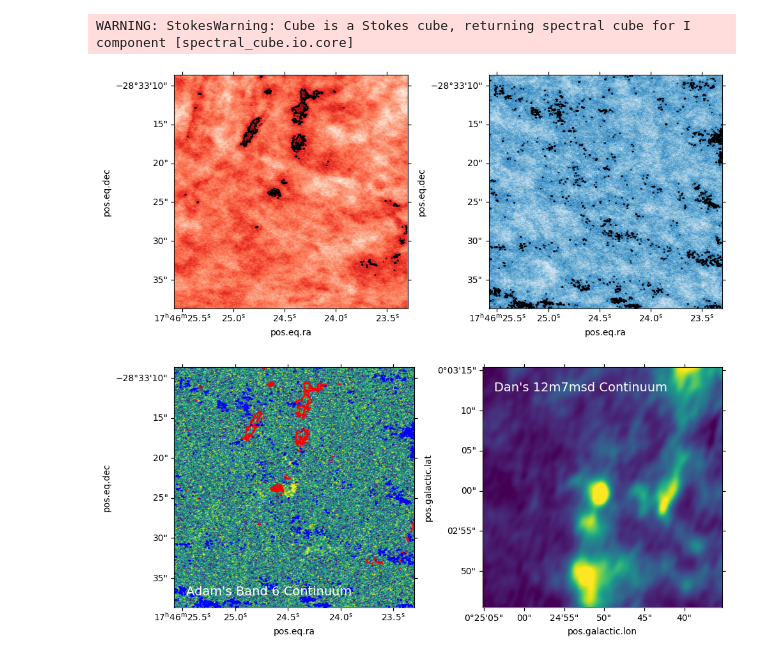
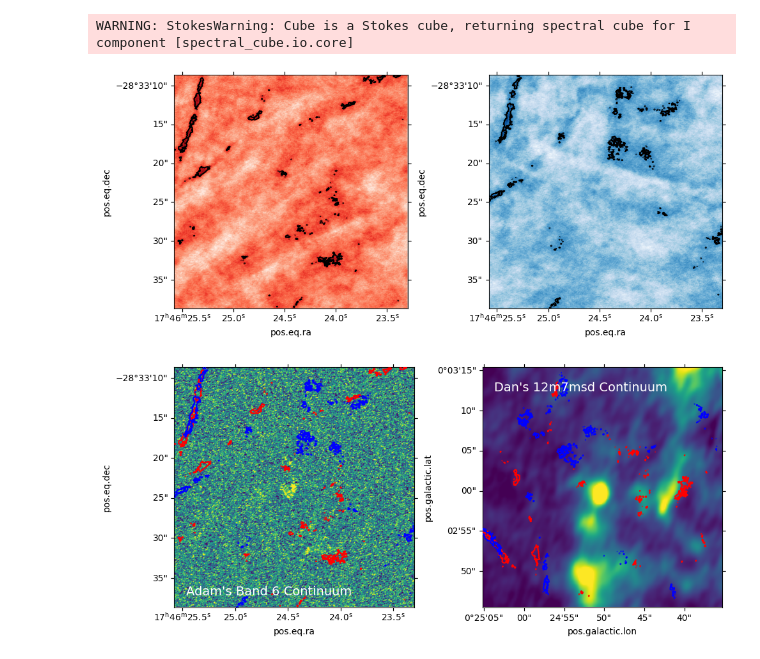
Before and after one commit to SpacialTree/dustridge-cd, a Jupyter notebook: notebooks/dustridge_d_outflow.ipynb, the cells around one changed output. Saved outputs shown, nothing was run; the diff lists cells and outputs as text; code cells hidden in the pictures.

```diff
--- a/notebooks/dustridge_d_outflow.ipynb
+++ b/notebooks/dustridge_d_outflow.ipynb
@@ -46,9 +46,9 @@ c1_CO_outflows = op.OutflowPlot(pos_d, l, w, restfreq=freq_CO, cube_fn=fn_CO)
 cube_CS = SpectralCube.read(fn_CS).with_spectral_unit(u.km/u.s, velocity_convention='radio', rest_value=freq_CS)
 subcube_CS = cube_CS.subcube_from_regions([reg_cutout], minimize=False)
 
-ctr_v = 10*u.km/u.s
-red_v = 20*u.km/u.s
-blue_v = 0*u.km/u.s
+ctr_v = 25*u.km/u.s
+red_v = 35*u.km/u.s
+blue_v = 15*u.km/u.s
 
 mom0_red_CS = subcube_CS.spectral_slab(ctr_v, red_v).moment0()
 mom0_blue_CS = subcube_CS.spectral_slab(blue_v, ctr_v).moment0()
@@ -94,31 +94,31 @@ ax2.contour(mom0_blue_CO.data, levels=[np.nanpercentile(mom0_blue_CO.data, 99)],
 
 plt.tight_layout()
 # %% [output]
-[figure, old version]
+[figure, new version]
 # %%
 fig = plt.figure(figsize=(10,5))
 
 ax1 = plt.subplot(121, projection=cutout_B6.wcs)
 ax1.imshow(cutout_B6.data, vmin=np.nanpercentile(cutout_B6.data, 1), vmax=np.nanpercentile(cutout_B6.data, 99))
 #c1_CO_outflows.plot_outflows(vcen=40*u.km/u.s, vmin=30*u.km/u.s, vmax=50*u.km/u.s, ax=ax, blue_color='blue', red_color='red', nlevels=1)
 xlims = ax1.get_xlim()
 ylims = ax1.get_ylim()
 ax1.contour(mom0_red_CO.data, levels=[np.nanpercentile(mom0_red_CO.data, 99)], colors='red', transform=ax1.get_transform(mom0_red_CO.wcs))
 ax1.contour(mom0_blue_CO.data, levels=[np.nanpercentile(mom0_blue_CO.data, 99)], colors='blue', transform=ax1.get_transform(mom0_blue_CO.wcs))
 ax1.set_xlim(xlims)
 ax1.set_ylim(ylims)
 ax1.text(0.05, 0.05, 'Adam\'s Band 6 Continuum', transform=ax1.transAxes, color='white', fontsize=14)
 
 ax2 = plt.subplot(122, projection=cutout_newcasa.wcs)
 ax2.imshow(cutout_newcasa.data, vmin=np.nanpercentile(cutout_newcasa.data, 1), vmax=np.nanpercentile(cutout_newcasa.data, 99))
 xlims = ax2.get_xlim()
 ylims = ax2.get_ylim()
-#ax2.contour(mom0_red_CO.data, levels=[np.nanpercentile(mom0_red_CO.data, 99)], colors='red', transform=ax2.get_transform(mom0_red_CO.wcs))
-#ax2.contour(mom0_blue_CO.data, levels=[np.nanpercentile(mom0_blue_CO.data, 99)], colors='blue', transform=ax2.get_transform(mom0_blue_CO.wcs))
+ax2.contour(mom0_red_CO.data, levels=[np.nanpercentile(mom0_red_CO.data, 99)], colors='red', transform=ax2.get_transform(mom0_red_CO.wcs))
+ax2.contour(mom0_blue_CO.data, levels=[np.nanpercentile(mom0_blue_CO.data, 99)], colors='blue', transform=ax2.get_transform(mom0_blue_CO.wcs))
 ax2.set_xlim(xlims)
 ax2.set_ylim(ylims)
 ax2.text(0.05, 0.9, 'Dan\'s 12m7msd Continuum', transform=ax2.transAxes, color='white', fontsize=14)
 
 plt.tight_layout()
 # %% [output]
-[figure, old version]
+[figure, new version]
```
